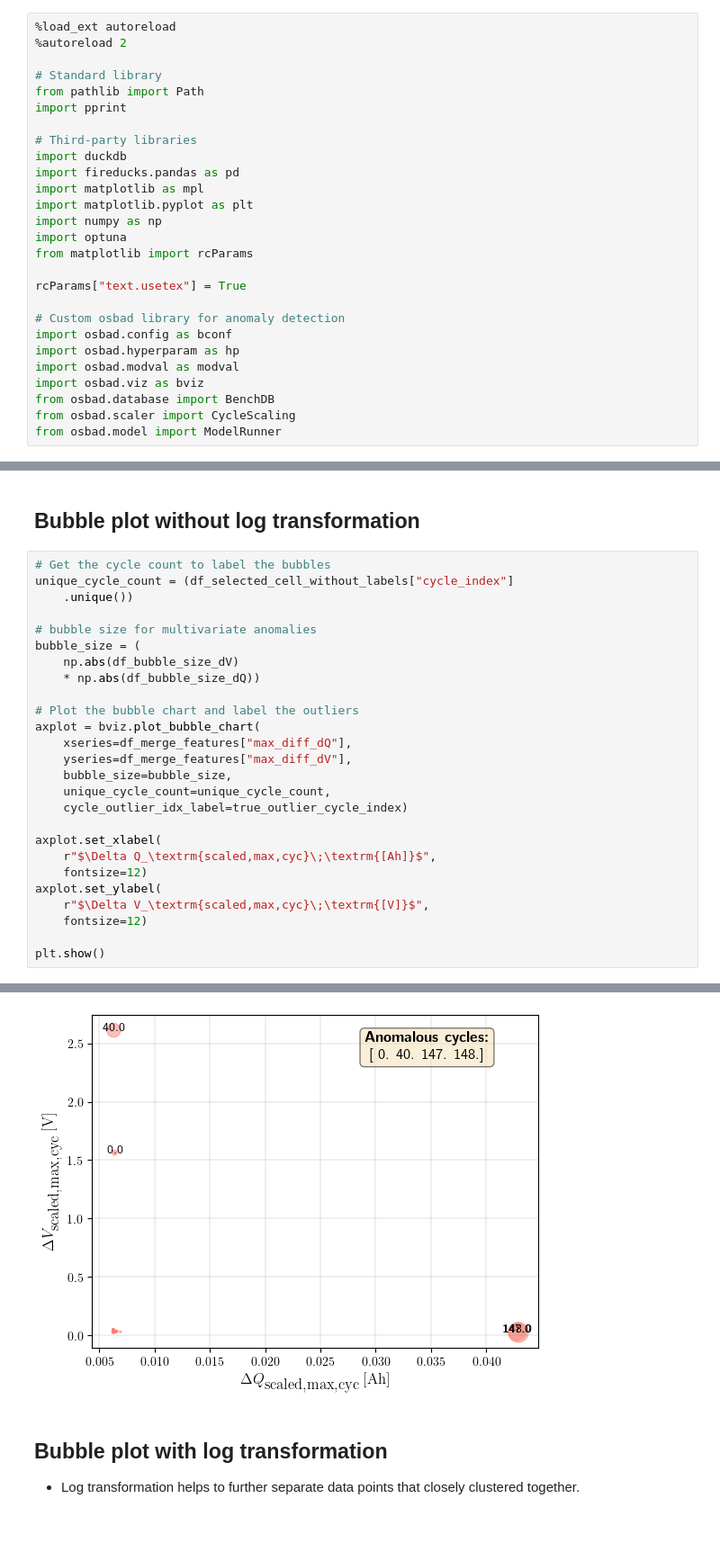
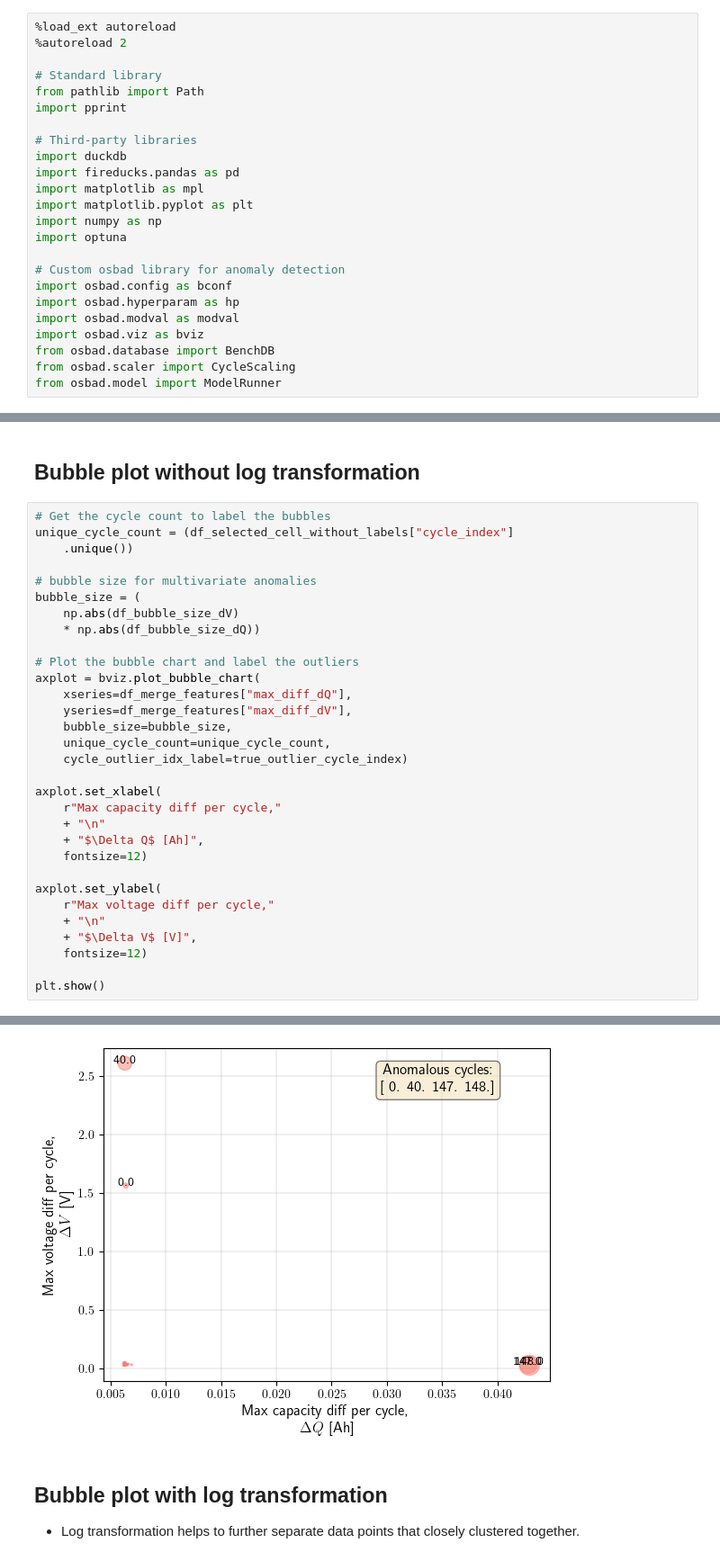
Before and after one commit to meichinpang/osbad, a Jupyter notebook: machine_learning/baseline_models/severson_data_source/ml_02_knn_baseline_severson.ipynb, the cells around one changed output, grey strips where cells are left out. Shown at 90% size. Saved outputs shown, nothing was run; the diff lists cells and outputs as text; blank space fills up the shorter version.

```diff
--- a/machine_learning/baseline_models/severson_data_source/ml_02_knn_baseline_severson.ipynb
+++ b/machine_learning/baseline_models/severson_data_source/ml_02_knn_baseline_severson.ipynb
@@ -15,9 +15,6 @@ import matplotlib as mpl
 import matplotlib.pyplot as plt
 import numpy as np
 import optuna
-from matplotlib import rcParams
-
-rcParams["text.usetex"] = True
 
 # Custom osbad library for anomaly detection
 import osbad.config as bconf
@@ -519,36 +517,41 @@ bubble_size = (
 axplot = bviz.plot_bubble_chart(
     xseries=df_merge_features["max_diff_dQ"],
     yseries=df_merge_features["max_diff_dV"],
     bubble_size=bubble_size,
     unique_cycle_count=unique_cycle_count,
     cycle_outlier_idx_label=true_outlier_cycle_index)
 
 axplot.set_xlabel(
-    r"$\Delta Q_\textrm{scaled,max,cyc}\;\textrm{[Ah]}$",
+    r"Max capacity diff per cycle,"
+    + "\n"
+    + "$\Delta Q$ [Ah]",
     fontsize=12)
+
 axplot.set_ylabel(
-    r"$\Delta V_\textrm{scaled,max,cyc}\;\textrm{[V]}$",
+    r"Max voltage diff per cycle,"
+    + "\n"
+    + "$\Delta V$ [V]",
     fontsize=12)
 
 plt.show()
 # %% [output]
 Potential anomalous cycle: 0.0
 x-position of the text: 0.006387939999999981
 y-position of the text: 1.5641508000000002
 ----------------------------------------------------------------------
 Potential anomalous cycle: 40.0
 x-position of the text: 0.006304919999999825
 y-position of the text: 2.612268400000005
 ----------------------------------------------------------------------
 Potential anomalous cycle: 147.0
 x-position of the text: 0.04281378999999996
 y-position of the text: 0.029431299999999716
 ----------------------------------------------------------------------
 Potential anomalous cycle: 148.0
 x-position of the text: 0.042899057000000074
 y-position of the text: 0.02523799999999987
 ----------------------------------------------------------------------
-[figure, old version]
+[figure, new version]
 # %% [markdown]
 ## Bubble plot with log transformation
 
```
Also changed, not shown: parts of 12 cells of this notebook, 1 other file.
